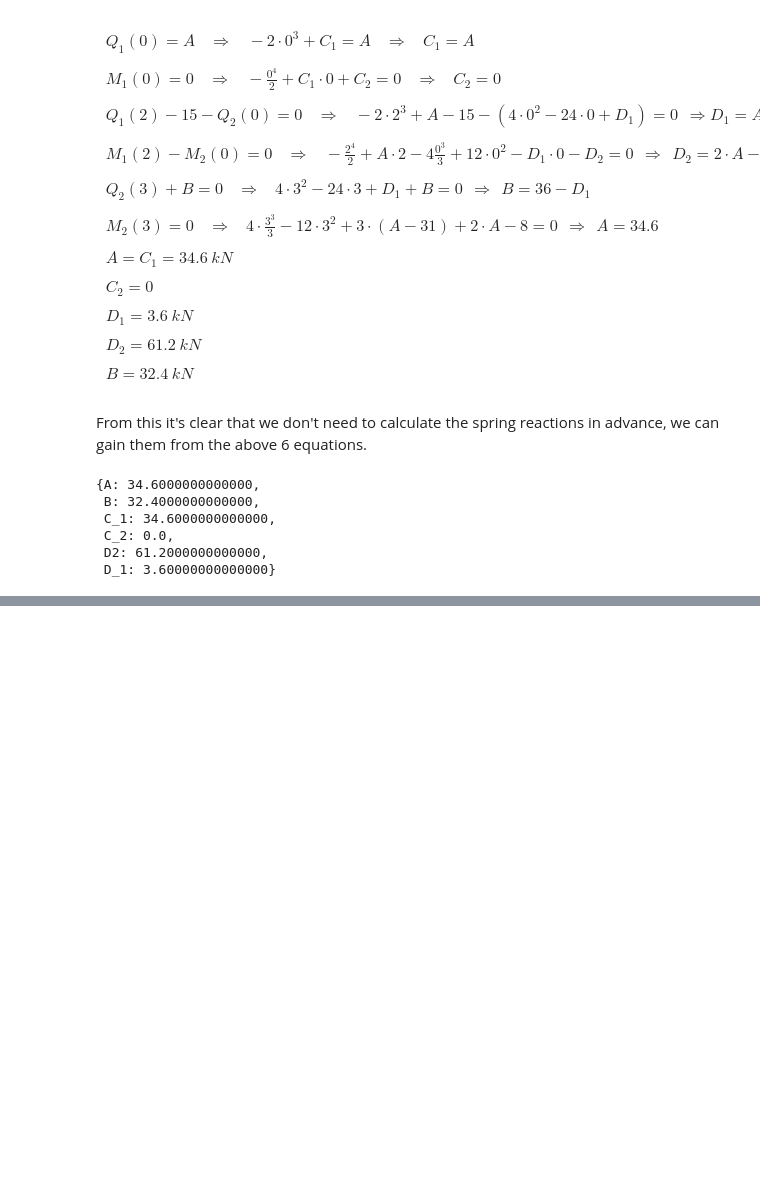
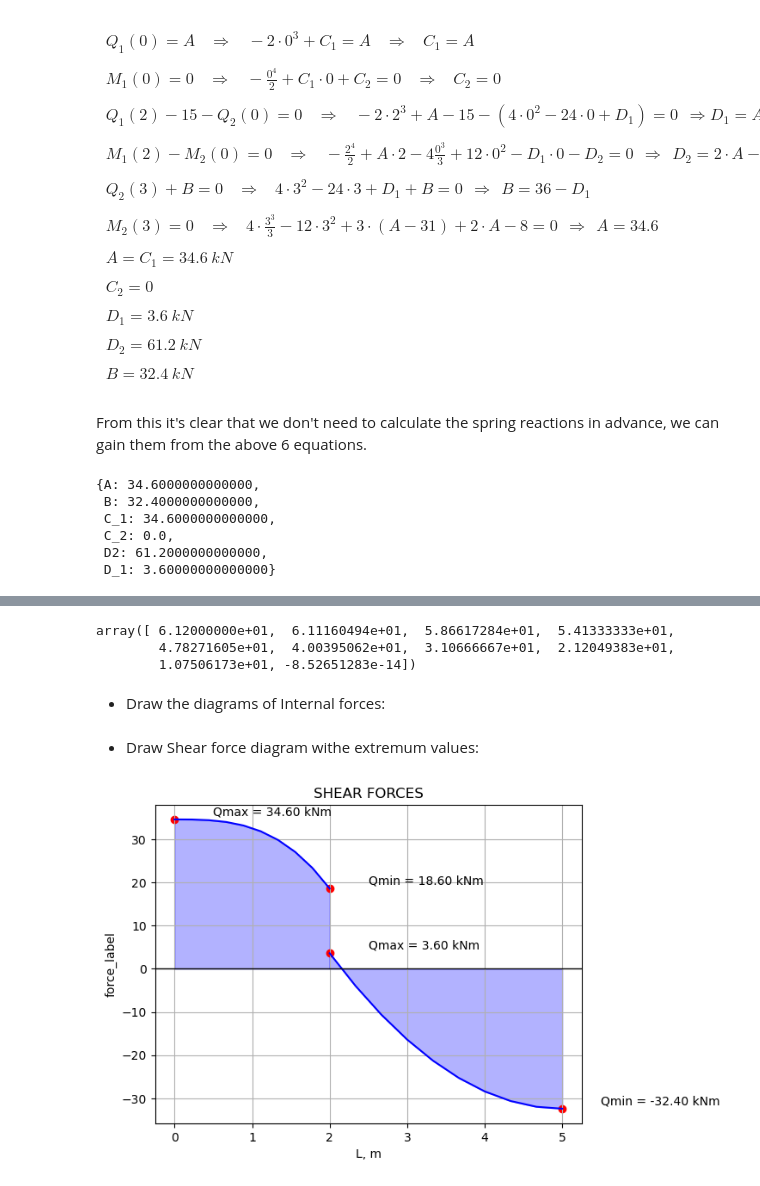
Before and after one commit to AleksandrinaStoyanova/Internal-Forces, a Jupyter notebook: Internal Forces.ipynb, the cells around one changed output, grey strips where cells are left out. Drawn from its saved outputs; the diff is of its cells as text; code cells hidden in the pictures; blank space fills up the shorter version.

Commit message:
Adding diagrams of Internal forces for complex loads

```diff
--- a/Internal Forces.ipynb
+++ b/Internal Forces.ipynb
@@ -576,0 +579,9 @@ result
+# %%
+x_1 = np.linspace(0, l_1, 10)
+# %%
+x_2 = np.linspace(0, l_2, 10)
+# %%
+shear_first_section = v_1.subs(C_1, result[C_1])
+shear_numpy_first = sp.lambdify(x, shear_first_section, "numpy")
+
+shear_first = shear_numpy_first(x_1)
@@ -576,0 +593,5 @@ result
+# %%
+shear_second_section = v_2.subs(D_1, result[D_1])
+shear_numpy_second = sp.lambdify(x, shear_second_section, "numpy")
+
+shear_second = shear_numpy_second(x_2)
@@ -576,0 +622,8 @@ result
+# %%
+moment_second
+# %% [output]
+array([ 6.12000000e+01,  6.11160494e+01,  5.86617284e+01,  5.41333333e+01,
+        4.78271605e+01,  4.00395062e+01,  3.10666667e+01,  2.12049383e+01,
+        1.07506173e+01, -8.52651283e-14])
+# %% [markdown]
+ - Draw the diagrams of Internal forces:
@@ -576,0 +682,6 @@ result
+# %% [markdown]
+ - Draw Shear force diagram withe extremum values:
+# %%
+draw_integral_internal_force_diagram(x_1, shear_first, (x_2 + l_1), shear_second, "Q", "SHEAR FORCES", False)
+# %% [output]
+[figure, added]
```
Also changed, not shown: parts of 11 cells of this notebook, 3 other files.
